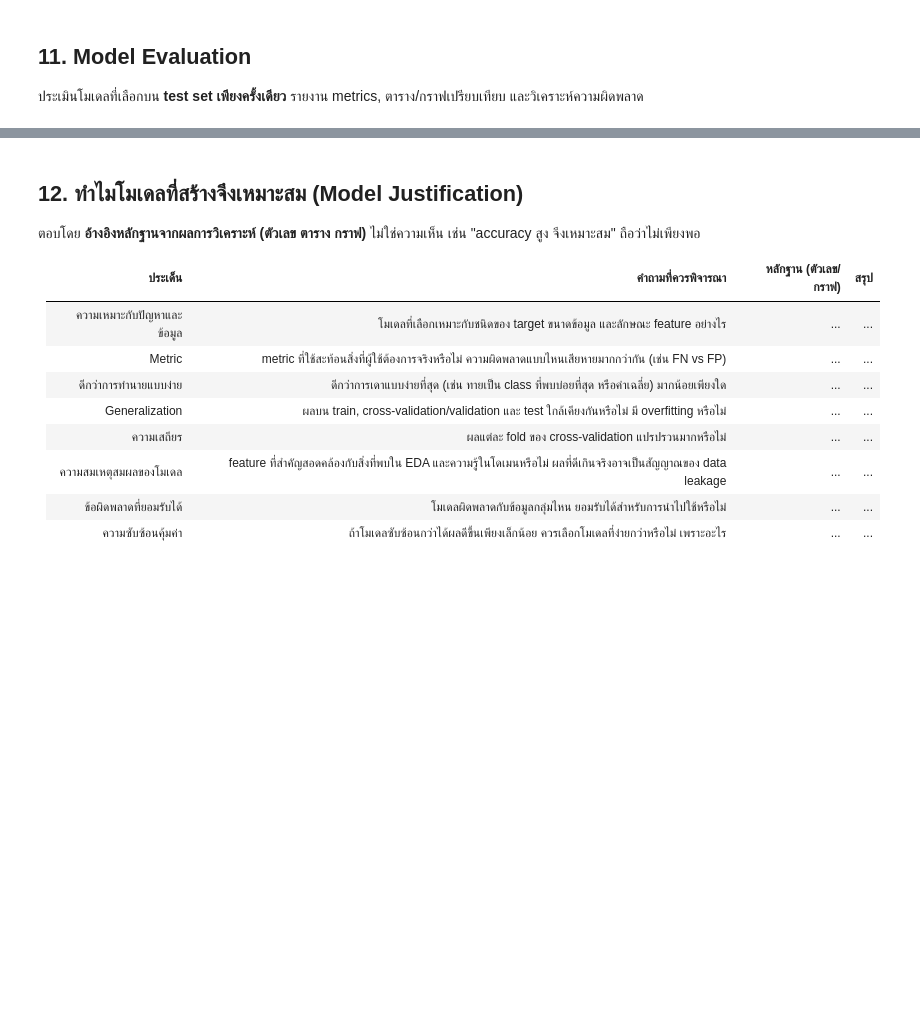
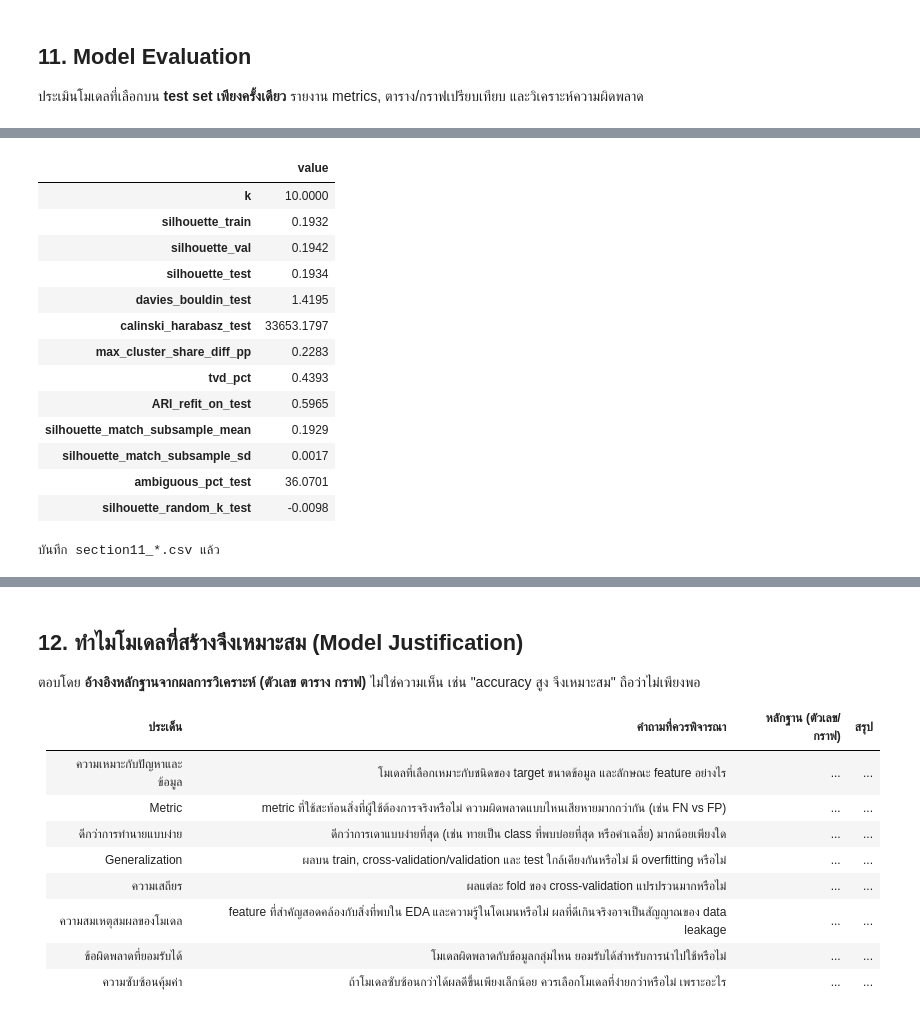
Before and after one commit to doperjerr/G2_MiniProject_Part2_BigData_ML, a Jupyter notebook: G2_MiniProject_Part2_BigData_ML.ipynb, the cells around one changed output, grey strips where cells are left out. Drawn from its saved outputs; the diff is of its cells as text; code cells hidden in the pictures; blank space fills up the shorter version.

```diff
--- a/G2_MiniProject_Part2_BigData_ML.ipynb
+++ b/G2_MiniProject_Part2_BigData_ML.ipynb
@@ -2523,0 +2598,17 @@ if SHOW_START_HEATMAP:
+# %%
+rng = np.random.default_rng(42)
+is_pass_col = Xte.shape[1] - 1                      # is_pass เป็นคอลัมน์สุดท้ายของ ColumnTransformer
+pass_lab = (Xte[:, is_pass_col] > 0.5).astype(int)   # is_pass ผ่านแค่ imputer ใน Section 9 จึงยังเป็น 0/1
+rand_lab = rng.integers(0, K, size=len(Xte))
+# random ที่คงสัดส่วนขนาด cluster เท่าโมเดลจริง (baseline ที่เข้มกว่า random เฉยๆ)
+rand_sized = rng.permutation(labs["test"])
+
+base = {
+    f"KMeans k={K} (โมเดลที่เลือก)": labs["test"],
+    "Pass/Carry (k=2)":             pass_lab,
+    f"Random uniform (k={K})":      rand_lab,
+    f"Random คงสัดส่วน cluster (k={K})": rand_sized,
+}
+base_tbl = pd.DataFrame({n: cluster_metrics(Xte, l) for n, l in base.items()}).T.drop(columns="inertia_per_row")
+print("เทียบกับ baseline บน test (หมายเหตุ: Silhouette ของ k ต่างกันเทียบตรง ๆ ได้จำกัด ให้ดู random ที่ k เท่ากันเป็นหลัก)")
+display(base_tbl.round(4))
@@ -2523,0 +2743,37 @@ if SHOW_START_HEATMAP:
+# %%
+summary = {
+    "k": K,
+    "silhouette_train": rows["train"]["silhouette"], "silhouette_val": rows["val"]["silhouette"],
+    "silhouette_test": rows["test"]["silhouette"],
+    "davies_bouldin_test": rows["test"]["davies_bouldin"],
+    "calinski_harabasz_test": rows["test"]["calinski_harabasz"],
+    "max_cluster_share_diff_pp": prop["|test − train|"].max(),
+    "tvd_pct": tvd,
+    "ARI_refit_on_test": ari_refit,
+    "silhouette_match_subsample_mean": summ.loc["silhouette", "mean"],
+    "silhouette_match_subsample_sd": summ.loc["silhouette", "std"],
+    "ambiguous_pct_test": ambig.mean() * 100,
+    "silhouette_random_k_test": base_tbl.iloc[2]["silhouette"],
+}
+summary = pd.Series(summary)
+display(summary.round(4).to_frame("value"))
+summary.to_csv("section11_test_summary.csv")
+tbl.to_csv("section11_train_val_test_metrics.csv")
+by_c.to_csv("section11_error_by_cluster.csv")
+print("บันทึก section11_*.csv แล้ว")
+# %% [output]
+|  | value |
+| k | 10.0000 |
+| silhouette_train | 0.1932 |
+| silhouette_val | 0.1942 |
+| silhouette_test | 0.1934 |
+| davies_bouldin_test | 1.4195 |
+| calinski_harabasz_test | 33653.1797 |
+| max_cluster_share_diff_pp | 0.2283 |
+| tvd_pct | 0.4393 |
+| ARI_refit_on_test | 0.5965 |
+| silhouette_match_subsample_mean | 0.1929 |
+| silhouette_match_subsample_sd | 0.0017 |
+| ambiguous_pct_test | 36.0701 |
+| silhouette_random_k_test | -0.0098 |
+บันทึก section11_*.csv แล้ว
```
Also changed, not shown: parts of 13 cells of this notebook.
